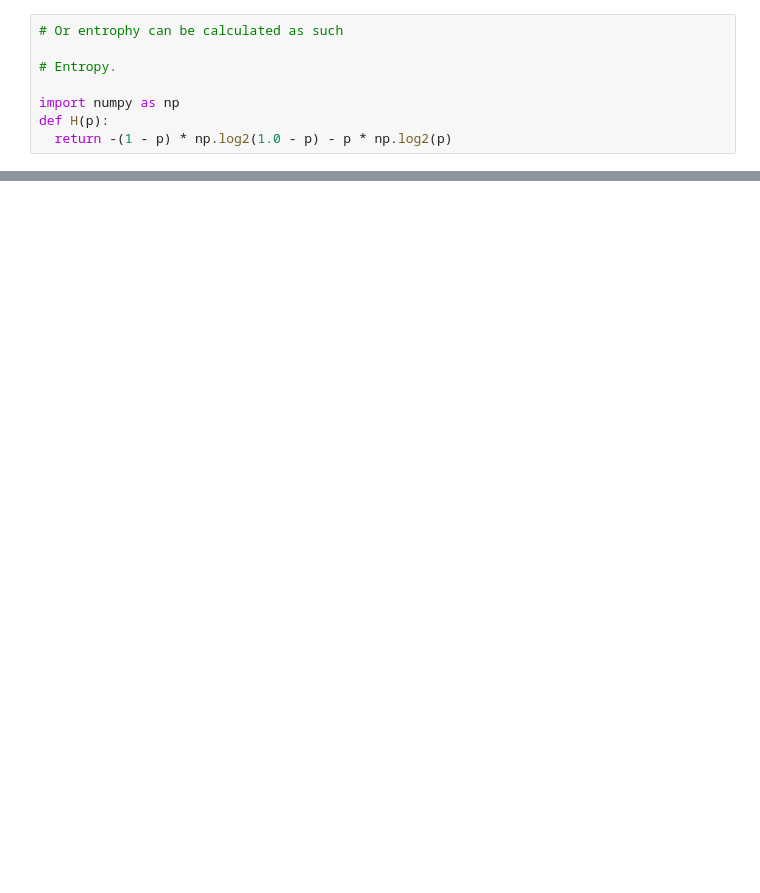
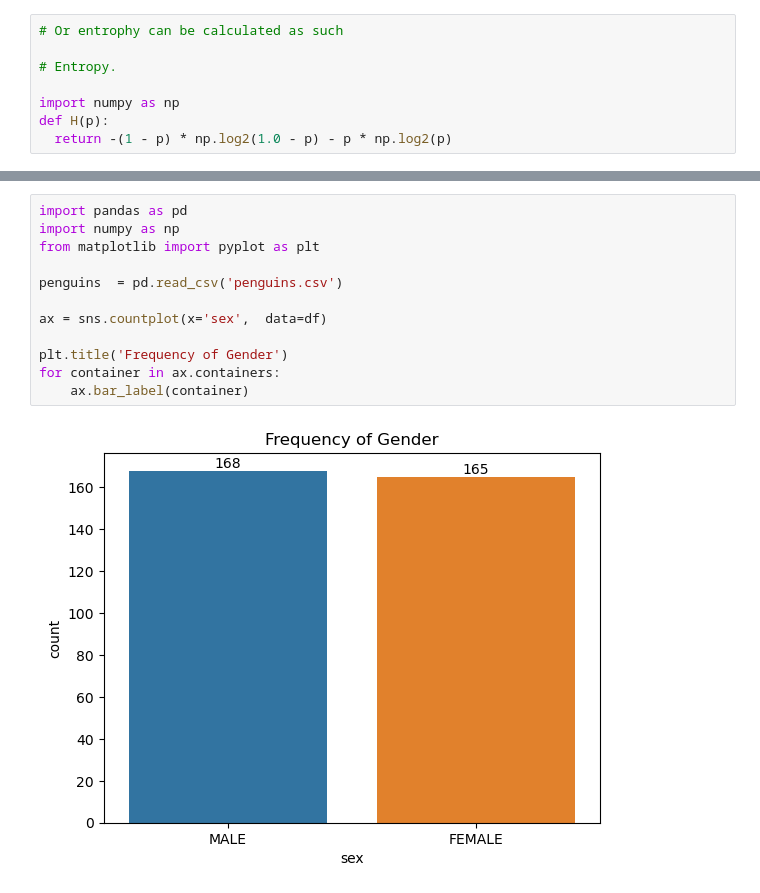
Before and after one commit to AudeAllen/Fundamentals-of-Data-Analysis---Tasks-and-Project, a Jupyter notebook: tasks.ipynb, the cells around one changed output, grey strips where cells are left out. Saved outputs shown, nothing was run; the diff lists cells and outputs as text; blank space fills up the shorter version.

```diff
--- a/tasks.ipynb
+++ b/tasks.ipynb
@@ -922,0 +819,14 @@ print(e)
+# %%
+import pandas as pd
+import numpy as np
+from matplotlib import pyplot as plt
+
+penguins  = pd.read_csv('penguins.csv')
+
+ax = sns.countplot(x='sex',  data=df)
+
+plt.title('Frequency of Gender')
+for container in ax.containers:
+    ax.bar_label(container)
+# %% [output]
+[figure, added]
```
Also changed, not shown: parts of 38 cells of this notebook, 1 other file.
